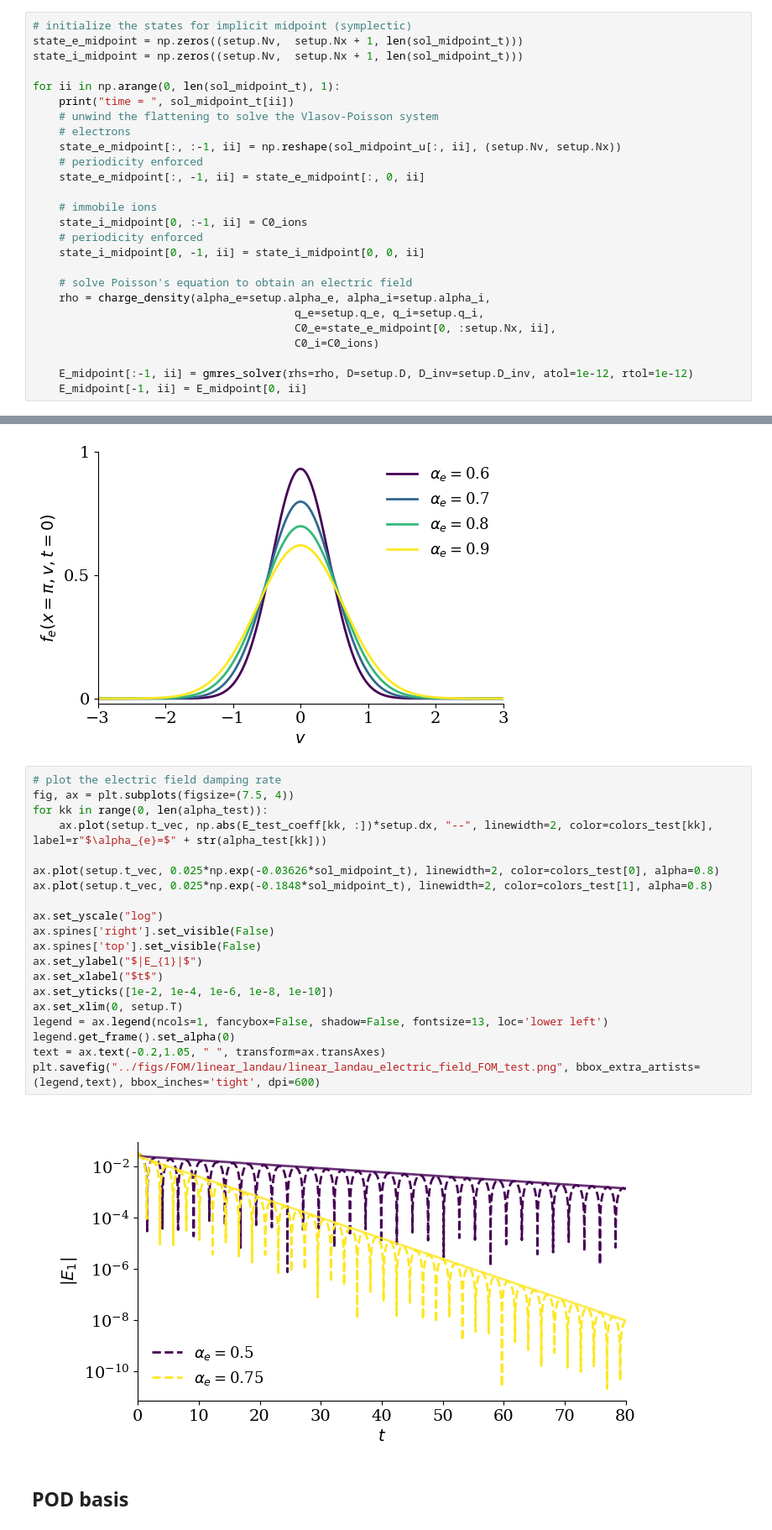
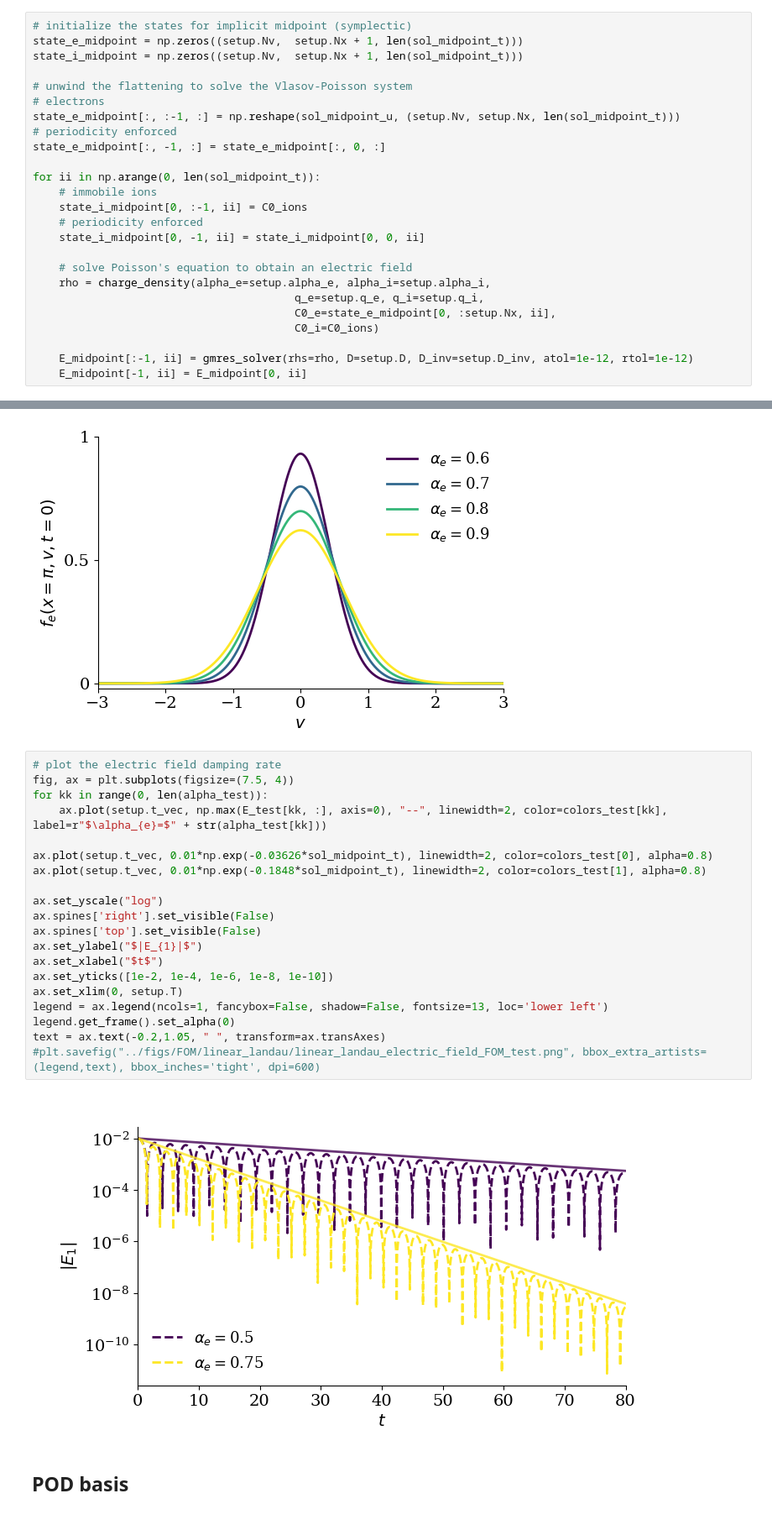
Before and after one commit to opaliss/HermiteFD-ROM, a Jupyter notebook: FOM/weak_landau_damping_FOM.ipynb, the cells around one changed output, grey strips where cells are left out. Shown at 84% size. Drawn from its saved outputs; the diff is of its cells as text.

```diff
--- a/FOM/linear_landau_damping_FOM.ipynb
+++ b/FOM/weak_landau_damping_FOM.ipynb
@@ -73,14 +73,13 @@ E_midpoint = np.zeros((setup.Nx + 1, len(sol_midpoint_t)))
 state_e_midpoint = np.zeros((setup.Nv,  setup.Nx + 1, len(sol_midpoint_t)))
 state_i_midpoint = np.zeros((setup.Nv,  setup.Nx + 1, len(sol_midpoint_t)))
 
-for ii in np.arange(0, len(sol_midpoint_t), 1):
-    print("time = ", sol_midpoint_t[ii])
-    # unwind the flattening to solve the Vlasov-Poisson system
-    # electrons
-    state_e_midpoint[:, :-1, ii] = np.reshape(sol_midpoint_u[:, ii], (setup.Nv, setup.Nx))
-    # periodicity enforced
-    state_e_midpoint[:, -1, ii] = state_e_midpoint[:, 0, ii]
+# unwind the flattening to solve the Vlasov-Poisson system
+# electrons
+state_e_midpoint[:, :-1, :] = np.reshape(sol_midpoint_u, (setup.Nv, setup.Nx, len(sol_midpoint_t)))
+# periodicity enforced
+state_e_midpoint[:, -1, :] = state_e_midpoint[:, 0, :]
 
+for ii in np.arange(0, len(sol_midpoint_t)):
     # immobile ions
     state_i_midpoint[0, :-1, ii] = C0_ions
     # periodicity enforced
@@ -326,25 +309,25 @@ plt.savefig("../figs/FOM/linear_landau/linear_landau_initial_condition_cross_sec
 # %%
 # plot the electric field damping rate
 fig, ax = plt.subplots(figsize=(7.5, 4))
 for kk in range(0, len(alpha_test)):
-    ax.plot(setup.t_vec, np.abs(E_test_coeff[kk, :])*setup.dx, "--", linewidth=2, color=colors_test[kk], label=r"$\alpha_{e}=$" + str(alpha_test[kk]))
+    ax.plot(setup.t_vec, np.max(E_test[kk, :], axis=0), "--", linewidth=2, color=colors_test[kk], label=r"$\alpha_{e}=$" + str(alpha_test[kk]))
 
-ax.plot(setup.t_vec, 0.025*np.exp(-0.03626*sol_midpoint_t), linewidth=2, color=colors_test[0], alpha=0.8)
-ax.plot(setup.t_vec, 0.025*np.exp(-0.1848*sol_midpoint_t), linewidth=2, color=colors_test[1], alpha=0.8)
+ax.plot(setup.t_vec, 0.01*np.exp(-0.03626*sol_midpoint_t), linewidth=2, color=colors_test[0], alpha=0.8)
+ax.plot(setup.t_vec, 0.01*np.exp(-0.1848*sol_midpoint_t), linewidth=2, color=colors_test[1], alpha=0.8)
 
 ax.set_yscale("log")
 ax.spines['right'].set_visible(False)
 ax.spines['top'].set_visible(False)
 ax.set_ylabel("$|E_{1}|$")
 ax.set_xlabel("$t$")
 ax.set_yticks([1e-2, 1e-4, 1e-6, 1e-8, 1e-10])
 ax.set_xlim(0, setup.T)
 legend = ax.legend(ncols=1, fancybox=False, shadow=False, fontsize=13, loc='lower left')
 legend.get_frame().set_alpha(0)
 text = ax.text(-0.2,1.05, " ", transform=ax.transAxes)
-plt.savefig("../figs/FOM/linear_landau/linear_landau_electric_field_FOM_test.png", bbox_extra_artists=(legend,text), bbox_inches='tight', dpi=600)
+#plt.savefig("../figs/FOM/linear_landau/linear_landau_electric_field_FOM_test.png", bbox_extra_artists=(legend,text), bbox_inches='tight', dpi=600)
 # %% [output]
-[figure, old version]
+[figure, new version]
 # %% [markdown]
 ## POD basis
 # %%
```
Also changed, not shown: parts of 5 cells of this notebook, 11 other files.
